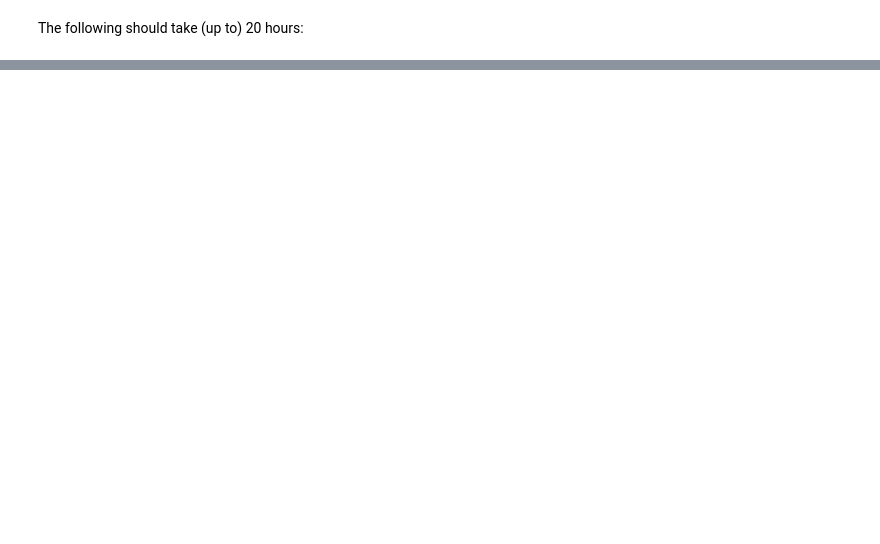
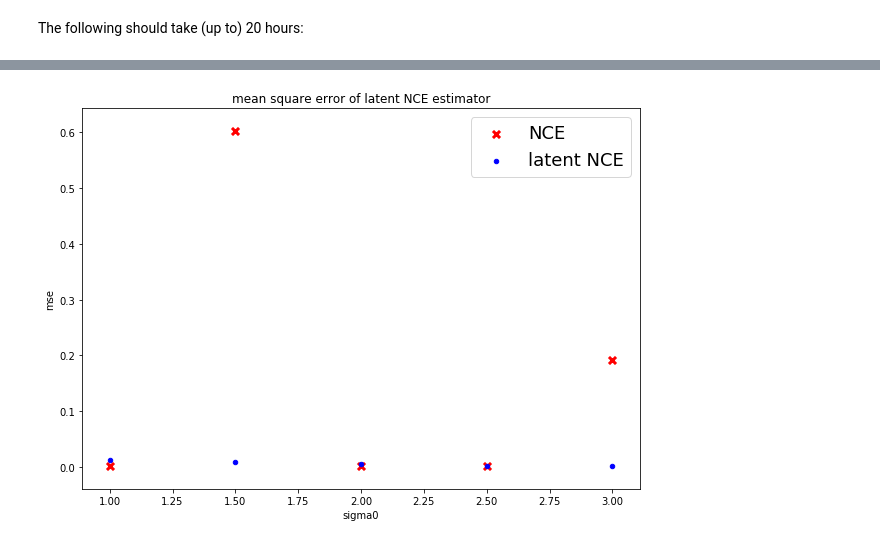
Before and after one commit to benrhodes26/VNCE, a Jupyter notebook: proposal/code/notebooks/different values of sigma0.ipynb, the cells around one changed output, grey strips where cells are left out. Saved outputs shown, nothing was run; the diff lists cells and outputs as text; code cells hidden in the pictures; blank space fills up the shorter version.

```diff
--- a/proposal/code/notebooks/different values of sigma0.ipynb
+++ b/proposal/code/notebooks/different values of sigma0.ipynb
@@ -107,0 +110,10 @@ _ = ax.legend(loc='best')
+# %%
+fig, ax = plt.subplots(1,1, figsize=(10,7))
+ax.scatter(sigma0_vals[:5], nce_mses[:5], marker='x', color='r', label='NCE', s=50)
+ax.scatter(sigma0_vals[:5], latent_nce_mses[:5], marker='o', color='b', label='latent NCE', s=20)
+ax.set_title('mean square error of latent NCE estimator')
+ax.set_xlabel('sigma0')
+ax.set_ylabel('mse')
+_ = ax.legend(loc='best')
+# %% [output]
+[figure, added]
```
Also changed, not shown: parts of 1 cell of this notebook, 1 other file.
